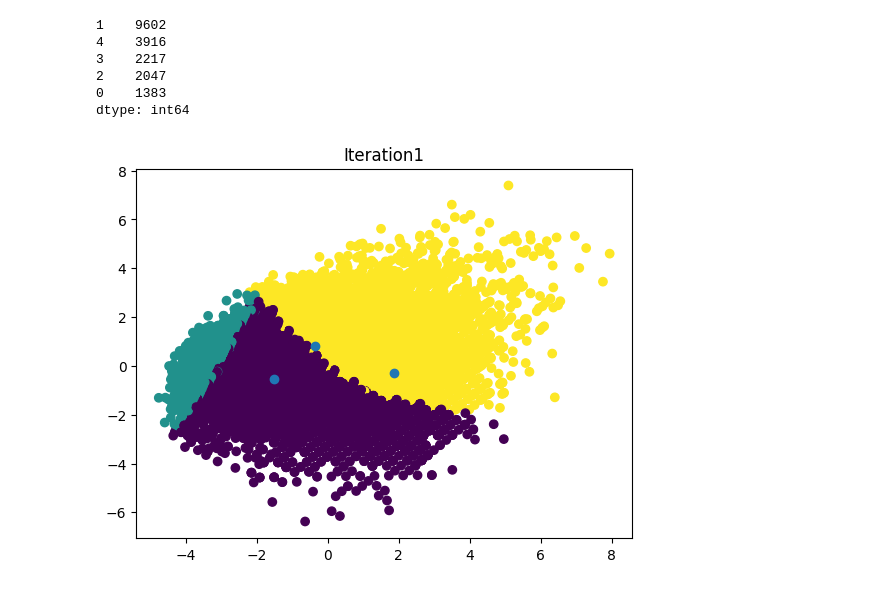
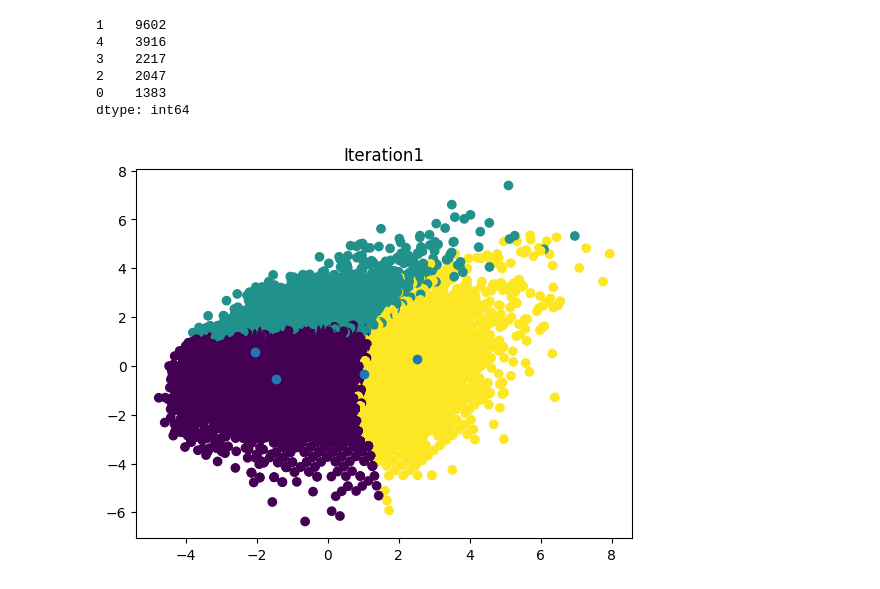
Before and after one commit to VictoryChianumba/yt-java-game, a Jupyter notebook: Linear_Regreassion.ipynb, the cells around one changed output. Cells and saved outputs as stored; diff of their text form; code cells hidden in the pictures.

```diff
--- a/Linear_Regreassion.ipynb
+++ b/Linear_Regreassion.ipynb
@@ -112,18 +112,18 @@ def plot_clusters(data, labels, centroids, iteration):
   plt.show()
 # %%
 max_iterations = 100
-k = 3
+k = 4
 centroids = random_centroids(data, k)
 old_centroids = pd.DataFrame()
 
 iteration = 1
 
 while iteration < max_iterations and not centroids.equals(old_centroids):
   old_centroids = centroids
 
   labels = get_labels(data, centroids)
   centriods = new_centroids(data, labels, k)
   plot_clusters(data, labels, centroids, iteration)
   iteration += 1
 # %% [output]
-[figure, old version]
+[figure, new version]
```
